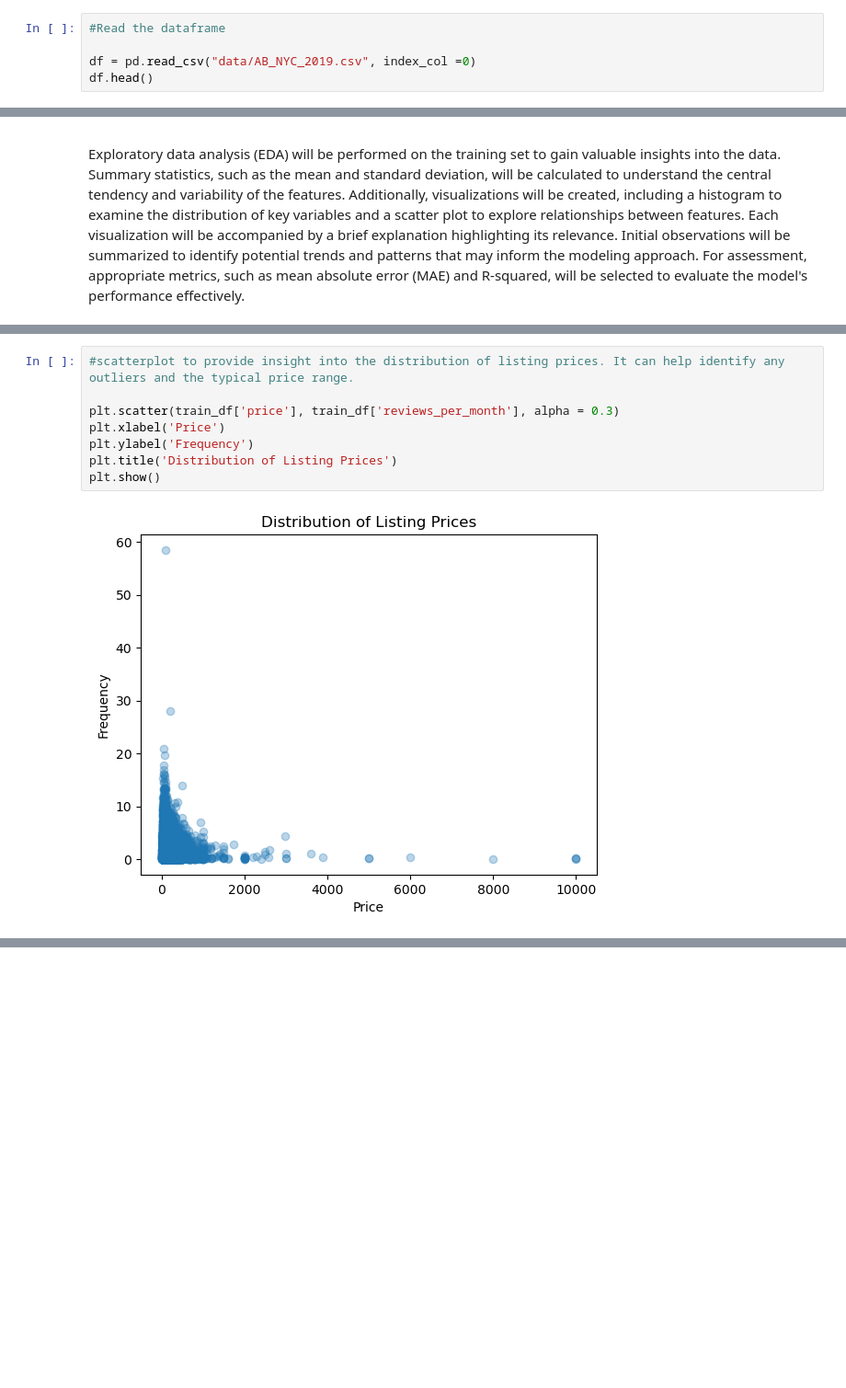
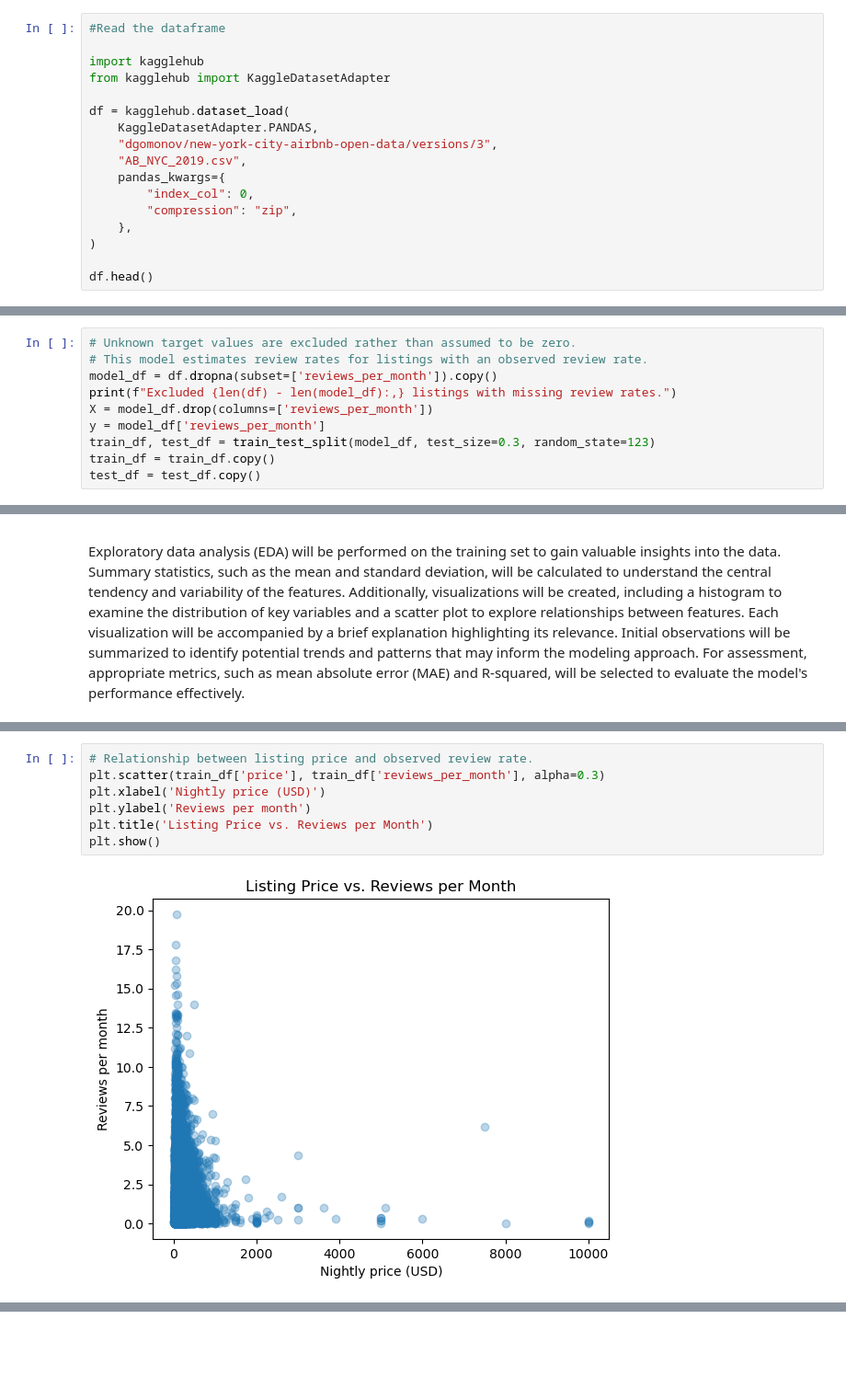
Before and after one commit to ShahrukhP15/Airbnb-Popularity-Model, a Jupyter notebook: airbnb-model.ipynb, the cells around one changed output, grey strips where cells are left out. Shown at 92% size. Cells and saved outputs as stored; diff of their text form; blank space fills up the shorter version.

```diff
--- a/airbnb-model.ipynb
+++ b/airbnb-model.ipynb
@@ -72,7 +88,19 @@ The New York City Airbnb dataset contains different features related to Airbnb l
 # %%
 #Read the dataframe
 
-df = pd.read_csv("data/AB_NYC_2019.csv", index_col =0)
+import kagglehub
+from kagglehub import KaggleDatasetAdapter
+
+df = kagglehub.dataset_load(
+    KaggleDatasetAdapter.PANDAS,
+    "dgomonov/new-york-city-airbnb-open-data/versions/3",
+    "AB_NYC_2019.csv",
+    pandas_kwargs={
+        "index_col": 0,
+        "compression": "zip",
+    },
+)
+
 df.head()
 # %% [output]
 |  | name | host_id | host_name | neighbourhood_group | neighbourhood | latitude | longitude | room_type | ... |
@@ -121,0 +141,10 @@ train_df, test_df = train_test_split(df, test_size = 0.3, random_state = 123)
+# %%
+# Unknown target values are excluded rather than assumed to be zero.
+# This model estimates review rates for listings with an observed review rate.
+model_df = df.dropna(subset=['reviews_per_month']).copy()
+print(f"Excluded {len(df) - len(model_df):,} listings with missing review rates.")
+X = model_df.drop(columns=['reviews_per_month'])
+y = model_df['reviews_per_month']
+train_df, test_df = train_test_split(model_df, test_size=0.3, random_state=123)
+train_df = train_df.copy()
+test_df = test_df.copy()
@@ -196,13 +227,12 @@ plt.show()
 # %%
-#scatterplot to provide insight into the distribution of listing prices. It can help identify any outliers and the typical price range.
-
-plt.scatter(train_df['price'], train_df['reviews_per_month'], alpha = 0.3)
-plt.xlabel('Price')
-plt.ylabel('Frequency')
-plt.title('Distribution of Listing Prices')
+# Relationship between listing price and observed review rate.
+plt.scatter(train_df['price'], train_df['reviews_per_month'], alpha=0.3)
+plt.xlabel('Nightly price (USD)')
+plt.ylabel('Reviews per month')
+plt.title('Listing Price vs. Reviews per Month')
 plt.show()
 # %% [output]
-[figure, old version]
+[figure, new version]
 # %%
 # Boxplot visualizes the relationship between 'neighbourhood_group' and 'reviews_per_month', helping to identify variations in review frequencies across different neighborhoods the room is located.
 plt.figure(figsize=(8, 5))
```
Also changed, not shown: parts of 108 cells of this notebook, 3 other files.
